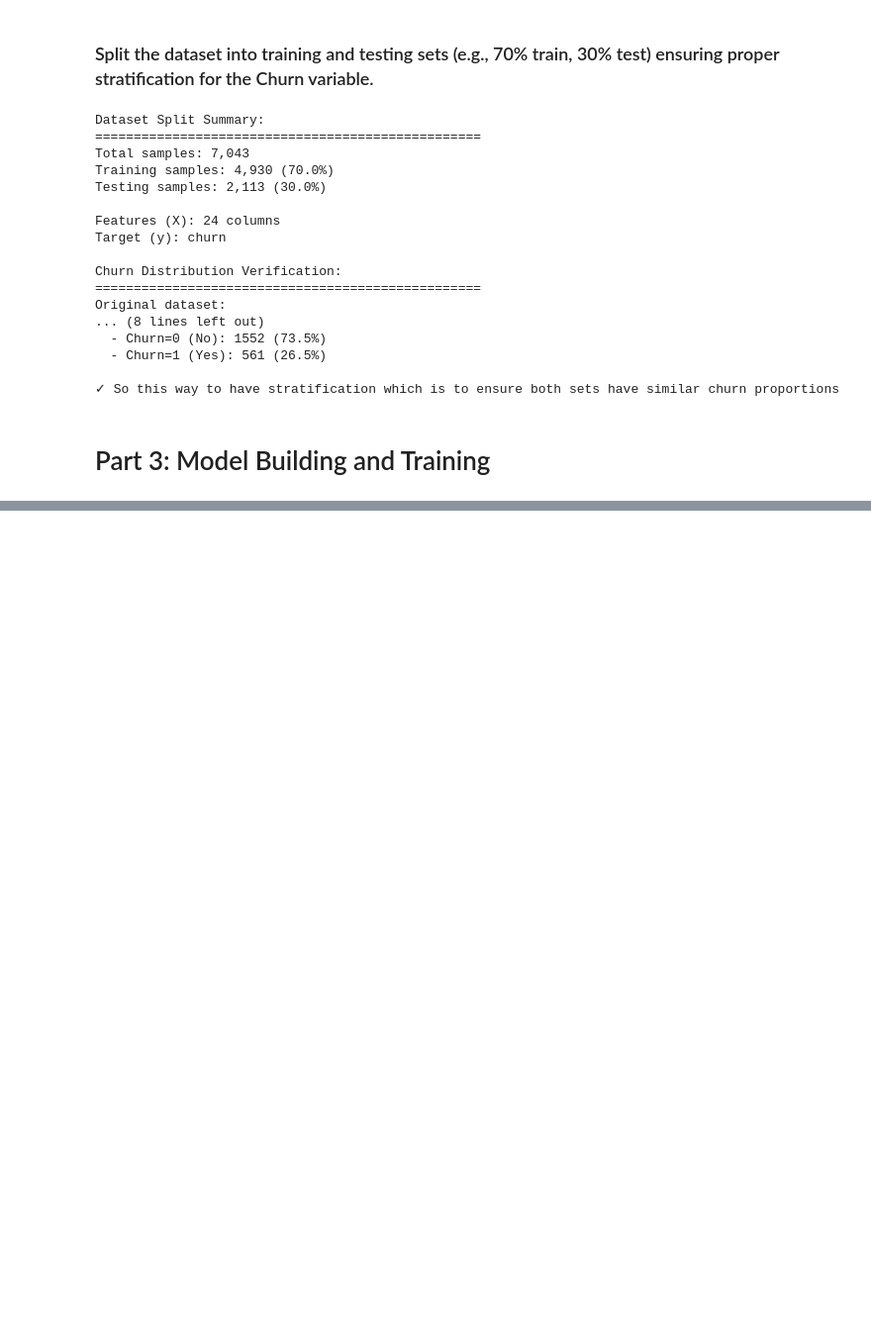
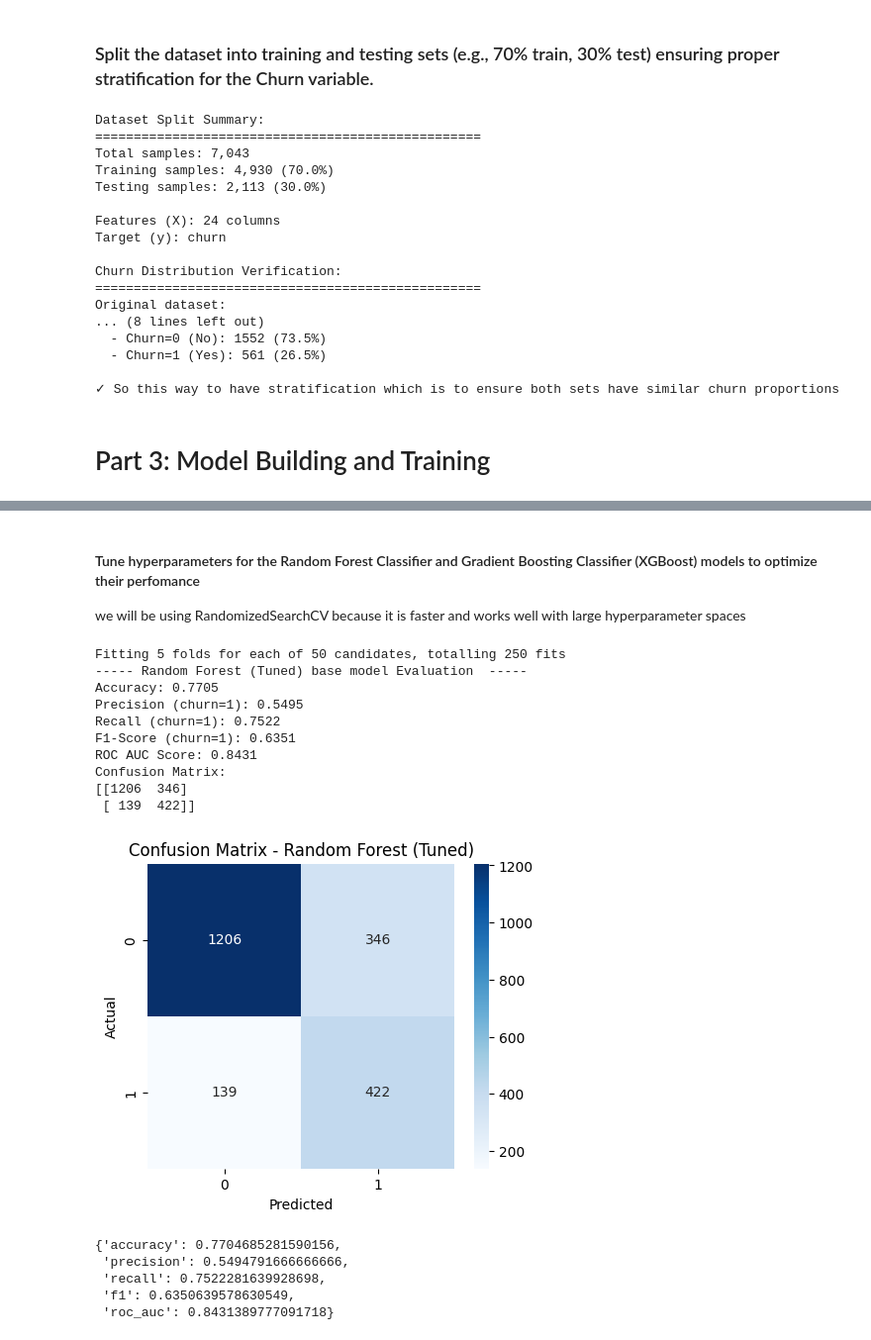
Before and after one commit to ZahraaFadhel/Predictive-Model-for-Customer-Churn, a Jupyter notebook: main.ipynb, the cells around one changed output, grey strips where cells are left out. Shown: that part at 99% size. Drawn from its saved outputs; the diff is of its cells as text; code cells hidden in the pictures; blank space fills up the shorter version.

```diff
--- a/main.ipynb
+++ b/main.ipynb
@@ -911,0 +1264,53 @@ Original dataset:
+# %% [markdown]
+#### Tune hyperparameters for the Random Forest Classifier and Gradient Boosting Classifier (XGBoost) models to optimize their perfomance
+
+we will be using RandomizedSearchCV because it is faster and works well with large hyperparameter spaces
+# %%
+# Tune hyperparameters for Random Forest Classifier model
+from sklearn.model_selection import RandomizedSearchCV
+from scipy.stats import randint
+
+# Define hyperparameter space
+param_dist = {
+    "n_estimators": randint(100, 500),
+    "max_depth": randint(3, 20),
+    "min_samples_split": randint(2, 20),
+    "min_samples_leaf": randint(1, 10),
+    "max_features": ["sqrt", "log2", None]
+}
+
+# Randomized search
+rf_random = RandomizedSearchCV(
+    estimator=random_forest_model,   # base model
+    param_distributions=param_dist,
+    n_iter=50,
+    scoring='f1',
+    cv=5,
+    verbose=2,
+    random_state=42,
+    n_jobs=-1
+)
+
+# Fit search
+rf_random.fit(X_train, y_train)
+
+# Get best model
+best_rf = rf_random.best_estimator_
+evaluate_model(best_rf, X_test, y_test, model_name="Random Forest (Tuned)")
+# %% [output]
+Fitting 5 folds for each of 50 candidates, totalling 250 fits
+----- Random Forest (Tuned) base model Evaluation  -----
+Accuracy: 0.7705
+Precision (churn=1): 0.5495
+Recall (churn=1): 0.7522
+F1-Score (churn=1): 0.6351
+ROC AUC Score: 0.8431
+Confusion Matrix:
+[[1206  346]
+ [ 139  422]]
+[figure, added]
+{'accuracy': 0.7704685281590156,
+ 'precision': 0.5494791666666666,
+ 'recall': 0.7522281639928698,
+ 'f1': 0.6350639578630549,
+ 'roc_auc': 0.8431389777091718}
```
Also changed, not shown: parts of 23 cells of this notebook.
